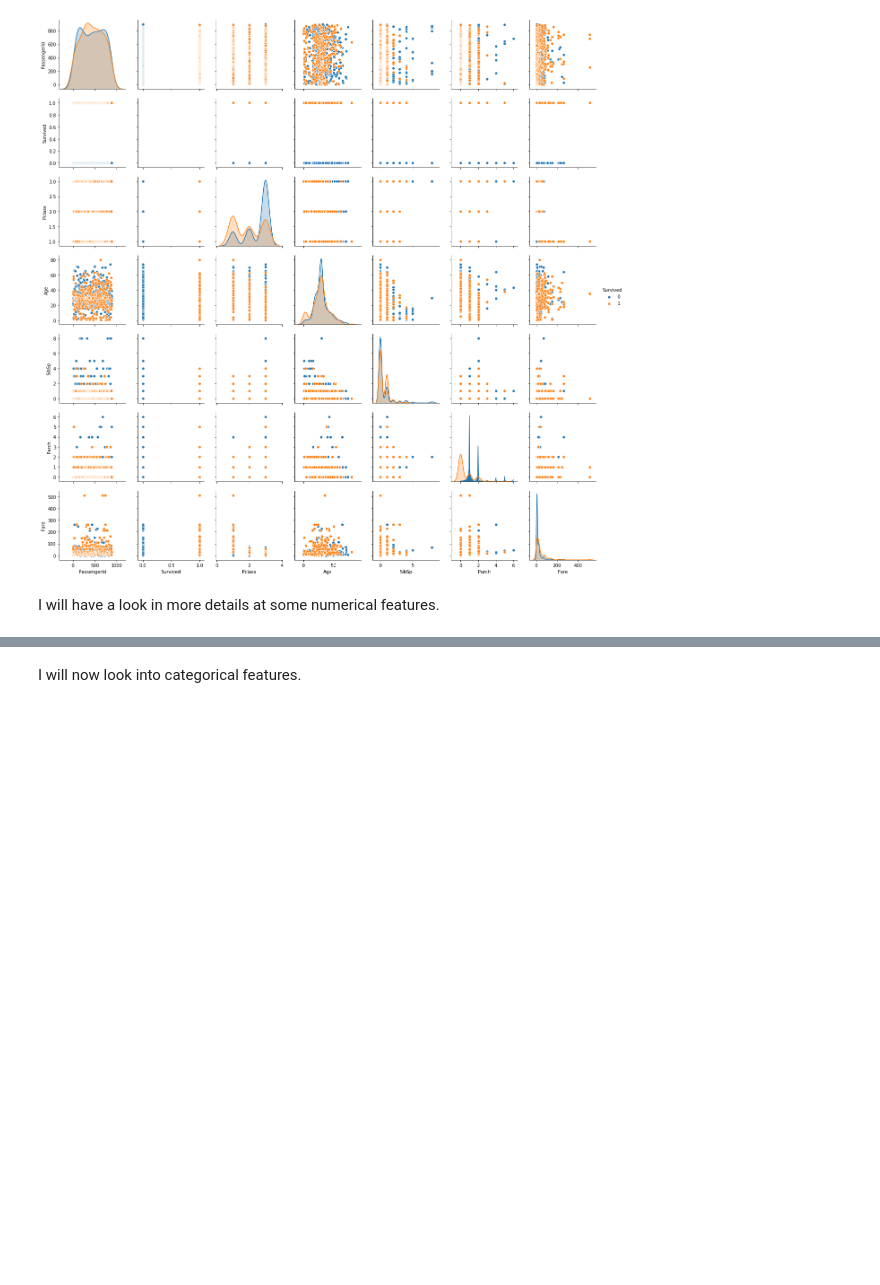
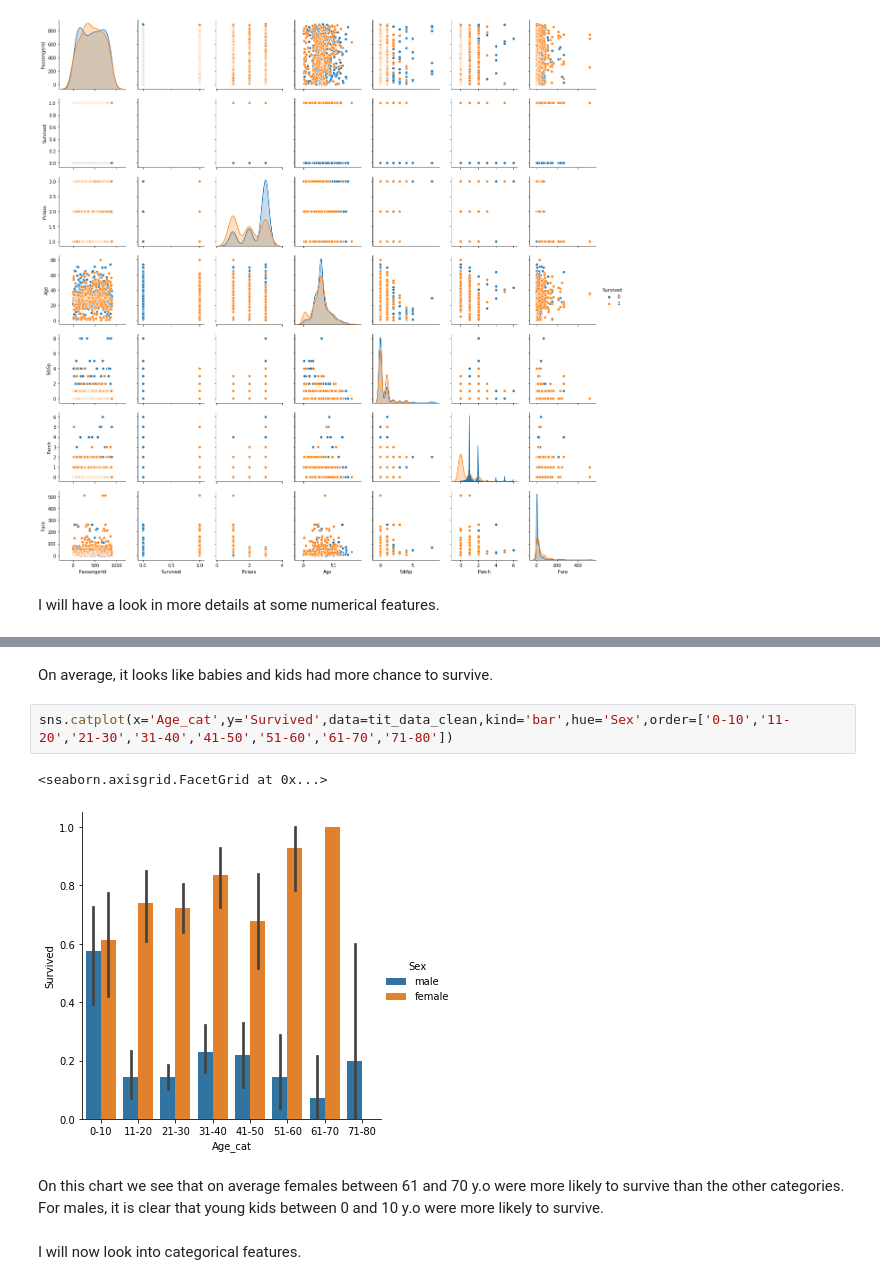
Before and after one commit to SalimAmarti/Titanic_Project, a Jupyter notebook: Titanic model.ipynb, the cells around one changed output, grey strips where cells are left out. Cells and saved outputs as stored; diff of their text form; blank space fills up the shorter version.

```diff
--- a/Titanic model.ipynb
+++ b/Titanic model.ipynb
@@ -142,3 +208,12 @@ I will have a look in more details at some numerical features.
+# %% [markdown]
+On average, it looks like babies and kids had more chance to survive.
+# %%
+sns.catplot(x='Age_cat',y='Survived',data=tit_data_clean,kind='bar',hue='Sex',order=['0-10','11-20','21-30','31-40','41-50','51-60','61-70','71-80'])
+# %% [output]
+<seaborn.axisgrid.FacetGrid at 0x...>
+[figure, added]
+# %% [markdown]
+On this chart we see that on average females between 61 and 70 y.o were more likely to survive than the other categories. For males, it is clear that young kids between 0 and 10 y.o were more likely to survive.
 # %% [markdown]
 I will now look into categorical features.
 # %% [markdown]
```
Also changed, not shown: parts of 8 cells of this notebook.
